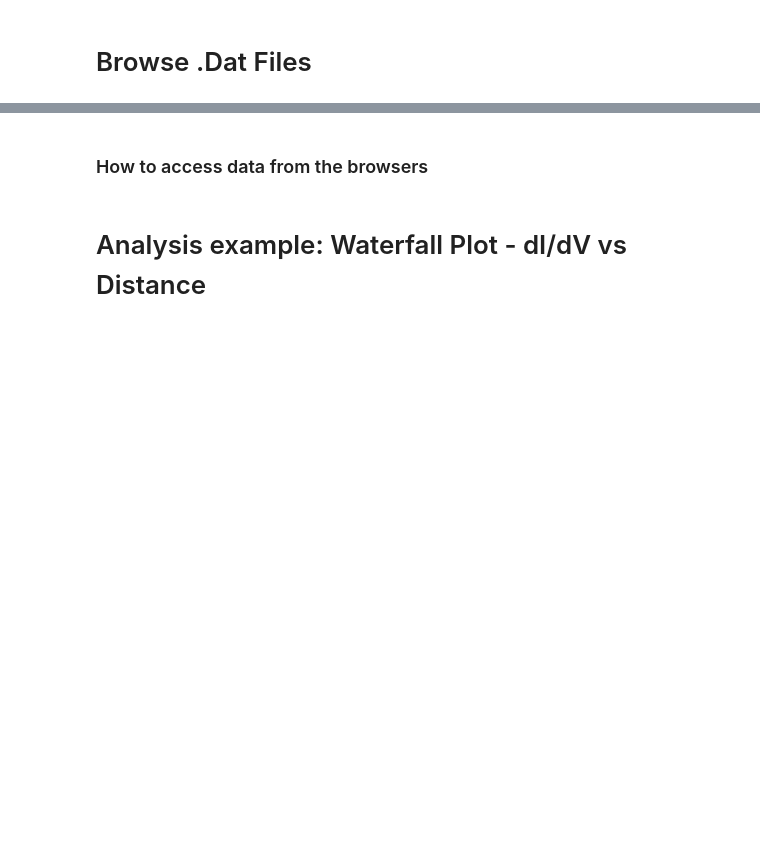
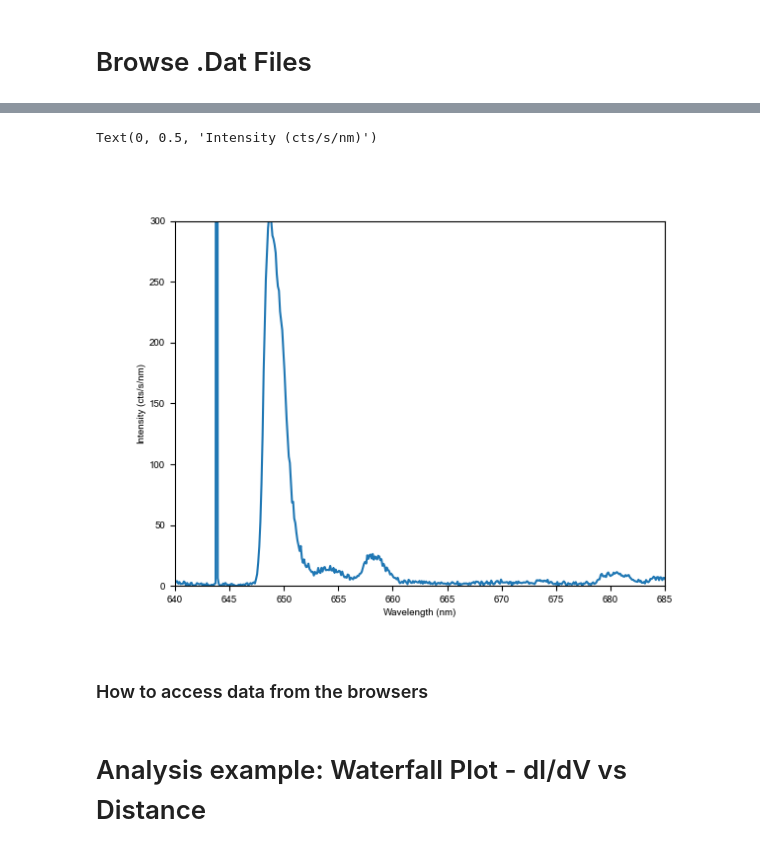
Before and after one commit to nanotech-empa/simpleNFB, a Jupyter notebook: Notebooks/sNFB_Template.ipynb, the cells around one changed output, grey strips where cells are left out. Cells and saved outputs as stored; diff of their text form; code cells hidden in the pictures; blank space fills up the shorter version.

```diff
--- a/Notebooks/sNFB_Template.ipynb
+++ b/Notebooks/sNFB_Template.ipynb
@@ -106,0 +119,15 @@ DAT Filename
+# %%
+data = specBrowser.spec_data[0]
+xx = 1240/specBrowser.spec_x[0]
+data /= np.average(np.gradient(xx))
+figs = plt.get_figlabels()
+if '' in figs: plt.close('')
+fig = plt.figure()
+plt.plot(xx,data)
+plt.xlim(640,685)
+plt.ylim(0,300)
+plt.xlabel('Wavelength (nm)')
+plt.ylabel('Intensity (cts/s/nm)')
+# %% [output]
+Text(0, 0.5, 'Intensity (cts/s/nm)')
+[figure, added]
```
Also changed, not shown: parts of 11 cells of this notebook, 26 other files.
